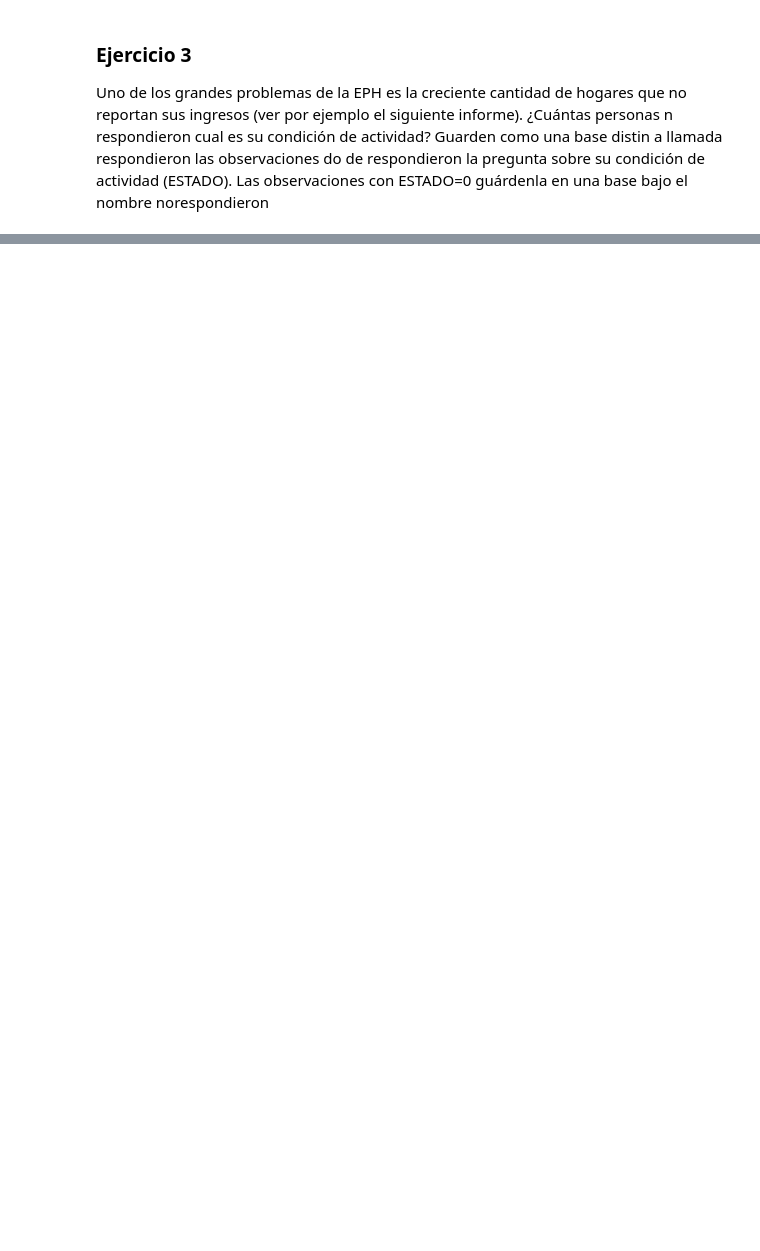
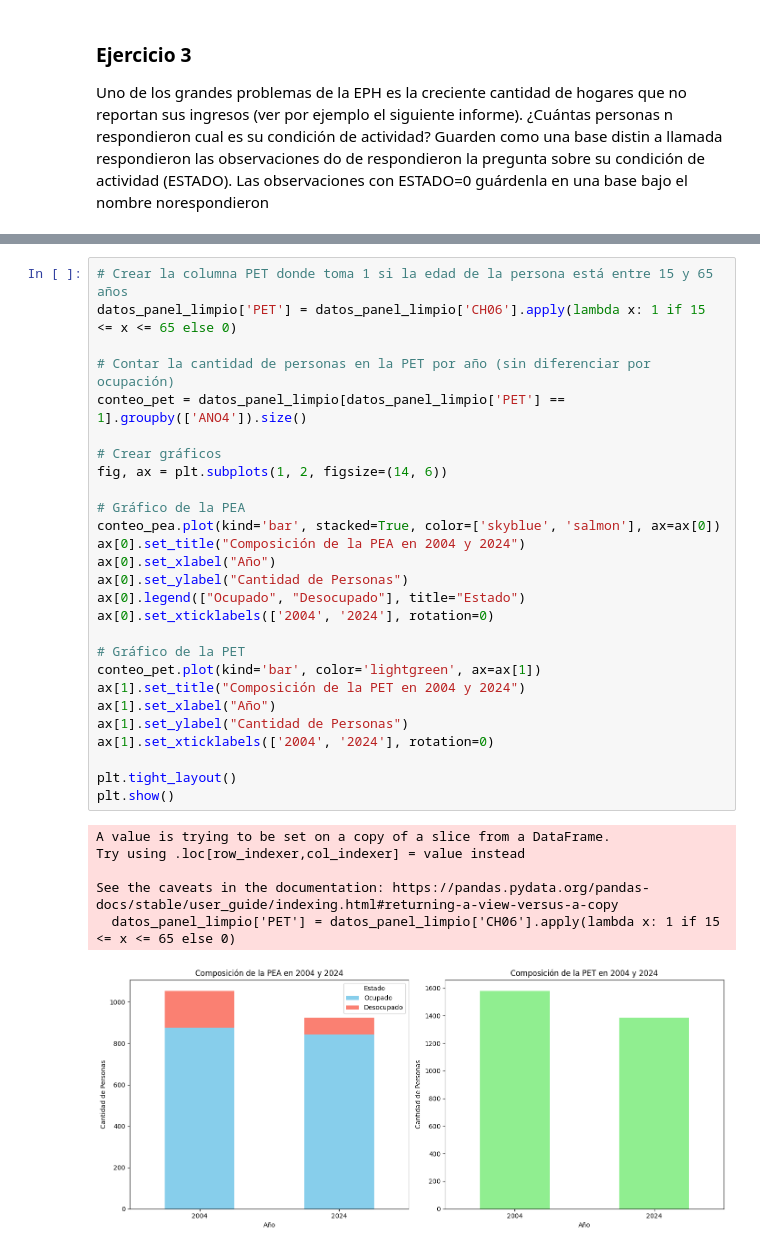
Before and after one commit to hausvirth/Machine-Learning, a Jupyter notebook: TP3/Resolución TP3.ipynb, the cells around one changed output, grey strips where cells are left out. Drawn from its saved outputs; the diff is of its cells as text; blank space fills up the shorter version.

```diff
--- a/TP3/Resolución TP3.ipynb
+++ b/TP3/Resolución TP3.ipynb
@@ -266,0 +379,34 @@ print("Cantidad de personas que no respondieron su condición de actividad:", ca
+# %%
+# Crear la columna PET donde toma 1 si la edad de la persona está entre 15 y 65 años
+datos_panel_limpio['PET'] = datos_panel_limpio['CH06'].apply(lambda x: 1 if 15 <= x <= 65 else 0)
+
+# Contar la cantidad de personas en la PET por año (sin diferenciar por ocupación)
+conteo_pet = datos_panel_limpio[datos_panel_limpio['PET'] == 1].groupby(['ANO4']).size()
+
+# Crear gráficos
+fig, ax = plt.subplots(1, 2, figsize=(14, 6))
+
+# Gráfico de la PEA
+conteo_pea.plot(kind='bar', stacked=True, color=['skyblue', 'salmon'], ax=ax[0])
+ax[0].set_title("Composición de la PEA en 2004 y 2024")
+ax[0].set_xlabel("Año")
+ax[0].set_ylabel("Cantidad de Personas")
+ax[0].legend(["Ocupado", "Desocupado"], title="Estado")
+ax[0].set_xticklabels(['2004', '2024'], rotation=0)
+
+# Gráfico de la PET
+conteo_pet.plot(kind='bar', color='lightgreen', ax=ax[1])
+ax[1].set_title("Composición de la PET en 2004 y 2024")
+ax[1].set_xlabel("Año")
+ax[1].set_ylabel("Cantidad de Personas")
+ax[1].set_xticklabels(['2004', '2024'], rotation=0)
+
+plt.tight_layout()
+plt.show()
+# %% [output]
+A value is trying to be set on a copy of a slice from a DataFrame.
+Try using .loc[row_indexer,col_indexer] = value instead
+
+See the caveats in the documentation: https://pandas.pydata.org/pandas-docs/stable/user_guide/indexing.html#returning-a-view-versus-a-copy
+  datos_panel_limpio['PET'] = datos_panel_limpio['CH06'].apply(lambda x: 1 if 15 <= x <= 65 else 0)
+[figure, added]
```
Also changed, not shown: parts of 15 cells of this notebook.
